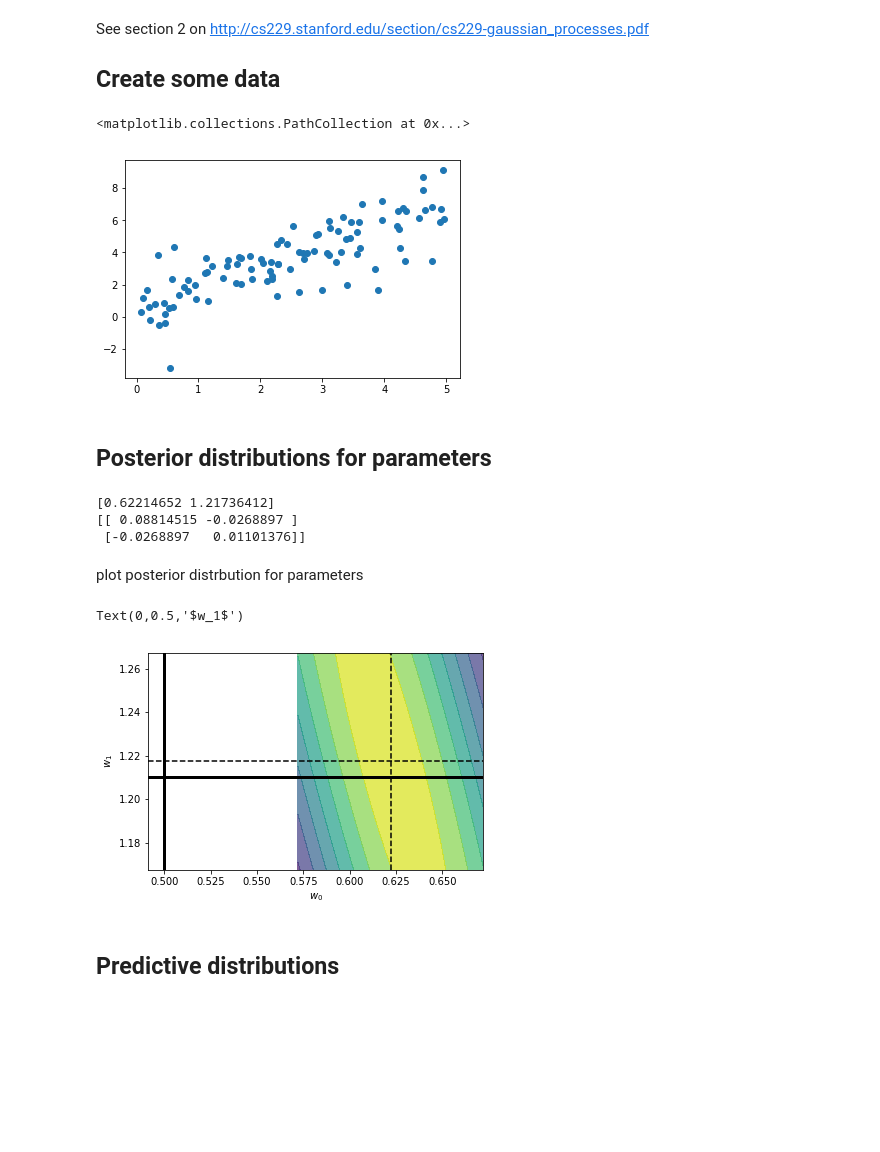
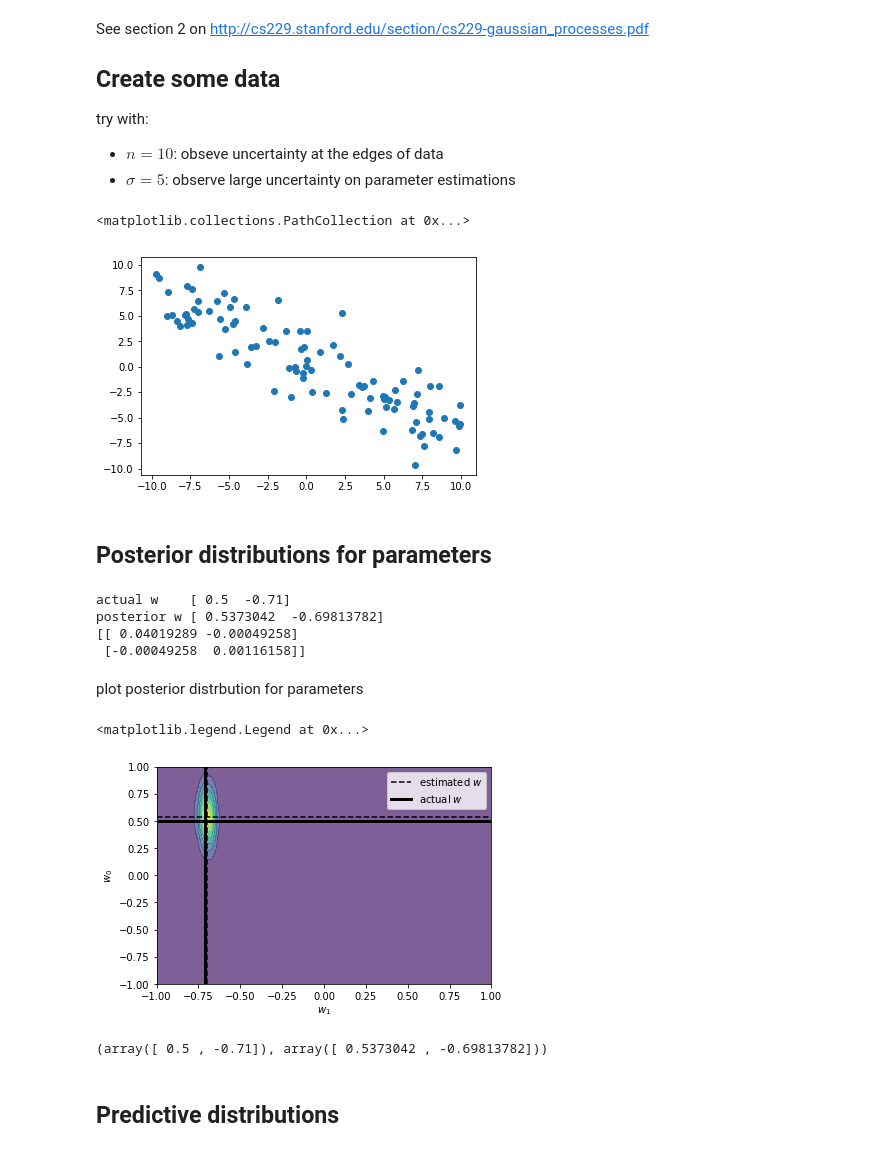
Before and after one commit to rramosp/20182.ml.dipl, a Jupyter notebook: 08 - Bayesian Linear Regression.ipynb, the cells around one changed output. Drawn from its saved outputs; the diff is of its cells as text; code cells hidden in the pictures; blank space fills up the shorter version.

```diff
--- a/08 - Bayesian Linear Regression.ipynb
+++ b/08 - Bayesian Linear Regression.ipynb
@@ -7,18 +7,23 @@ import matplotlib.pyplot as plt
 See section 2 on http://cs229.stanford.edu/section/cs229-gaussian_processes.pdf
 
 ## Create some data
+
+try with:
+
+- $n=10$: obseve uncertainty at the edges of data
+- $\sigma=5$: observe large uncertainty on parameter estimations
 # %%
 n = 100
-sigma = 1.5
-w = np.r_[0.5, 1.21]
-X = np.random.random(n)*5
+sigma = 2
+w = np.r_[0.5, -0.71]
+X = np.random.random(n)*20-10
 X = np.vstack((np.ones(n), X)).T
 y = X.dot(w) + np.random.normal(size=n, scale=sigma)
 # %%
 plt.scatter(X[:,1], y)
 # %% [output]
 <matplotlib.collections.PathCollection at 0x...>
-[figure, old version]
+[figure, new version]
 # %% [markdown]
 ## Posterior distributions for parameters
 # %%
@@ -29,17 +34,21 @@ A = 1./sigma**2 * X.T.dot(X) + 1/tau**2 * np.eye(X.shape[1])
 w_posterior_mean  = 1./sigma**2 * np.linalg.pinv(A).dot(X.T).dot(y)
 w_posterior_sigma = np.linalg.pinv(A)
 
-print w_posterior_mean
+print "actual w   ",w
+print "posterior w", w_posterior_mean
 print w_posterior_sigma
 # %% [output]
-[0.62214652 1.21736412]
-[[ 0.08814515 -0.0268897 ]
- [-0.0268897   0.01101376]]
+actual w    [ 0.5  -0.71]
+posterior w [ 0.5373042  -0.69813782]
+[[ 0.04019289 -0.00049258]
+ [-0.00049258  0.00116158]]
 # %% [markdown]
 plot posterior distrbution for parameters
 # %%
 t1 = np.linspace(w_posterior_mean[0]-.05, w_posterior_mean[0]+.05, 50)
 t2 = np.linspace(w_posterior_mean[1]-.05, w_posterior_mean[1]+.05, 50)
+t1 = np.linspace(-1,1, 50)
+t2 = np.linspace(-1,1, 50)
 
 z = np.zeros((len(t1), len(t2)))
 for i in range(len(t1)):
@@ -47,16 +56,21 @@ for i in range(len(t1)):
         z[i,j] = stats.multivariate_normal(w_posterior_mean, w_posterior_sigma).pdf([t1[i], t2[j]])
 # %%
 T1, T2 = np.meshgrid(t1, t2)
-plt.contourf(t1, t2, z, alpha=.7)
-plt.axhline(w_posterior_mean[1], color="black", ls="--")
-plt.axvline(w_posterior_mean[0], color="black", ls="--")
-plt.axvline(w[0], color="black", lw=3)
-plt.axhline(w[1], color="black", lw=3)
-plt.xlabel("$w_0$")
-plt.ylabel("$w_1$")
+plt.contourf(T1, T2, z, alpha=.7)
+plt.axhline(w_posterior_mean[0], color="black", ls="--", label="estimated $w$")
+plt.axvline(w_posterior_mean[1], color="black", ls="--")
+plt.axvline(w[1], color="black", lw=3, label="actual $w$")
+plt.axhline(w[0], color="black", lw=3)
+plt.xlabel("$w_1$")
+plt.ylabel("$w_0$")
+plt.legend()
 # %% [output]
-Text(0,0.5,'$w_1$')
+<matplotlib.legend.Legend at 0x...>
-[figure, old version]
+[figure, new version]
+# %%
+w, w_posterior_mean
+# %% [output]
+(array([ 0.5 , -0.71]), array([ 0.5373042 , -0.69813782]))
 # %% [markdown]
 ## Predictive distributions
 # %%
```
Also changed, not shown: parts of 2 cells of this notebook.
